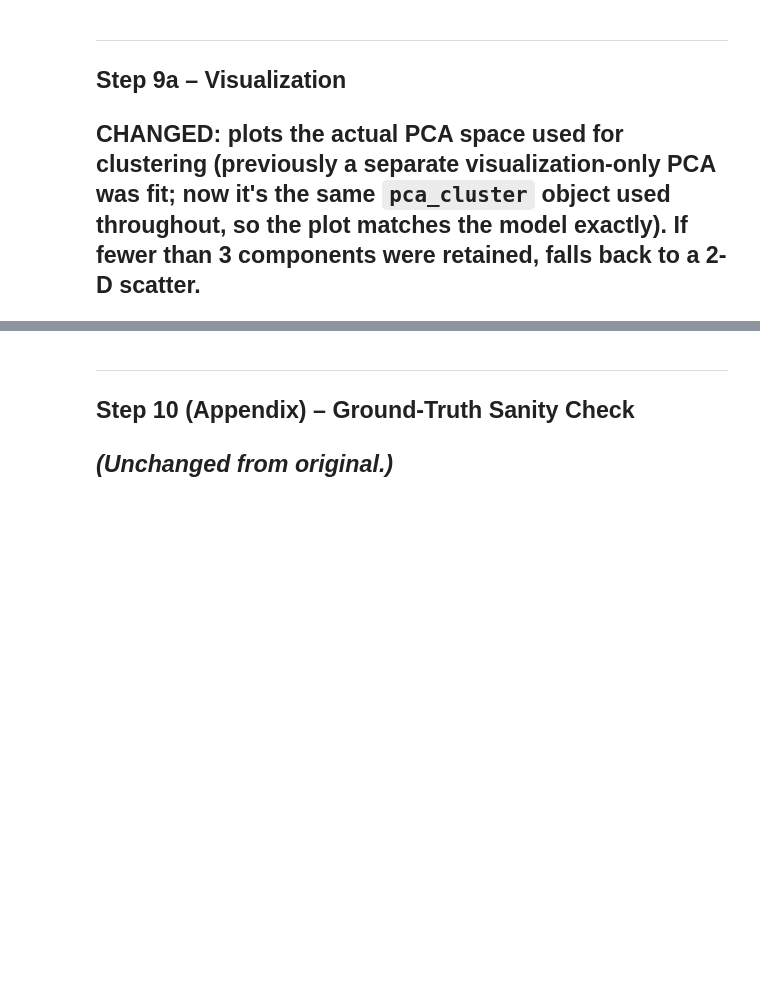
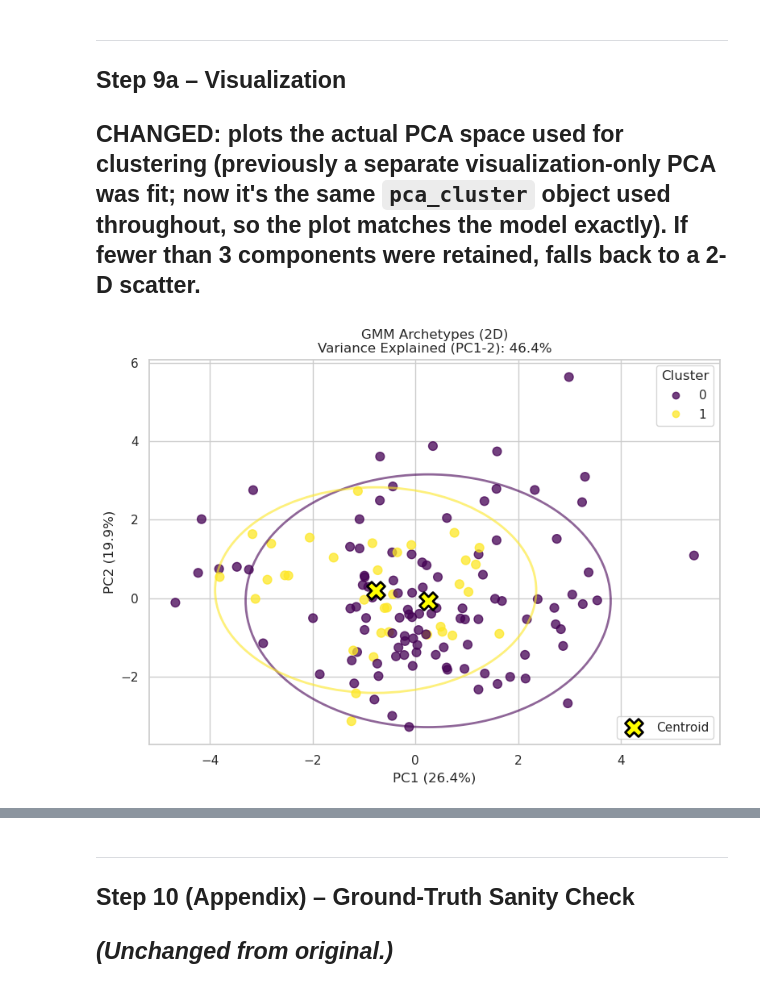
Before and after one commit to ndesai777777/prism_repo, a Jupyter notebook: PRISM_Clinical_Confidence_Layer_Revised.ipynb, the cells around one changed output, grey strips where cells are left out. Cells and saved outputs as stored; diff of their text form; code cells hidden in the pictures; blank space fills up the shorter version.

```diff
--- a/PRISM_Clinical_Confidence_Layer_Revised.ipynb
+++ b/PRISM_Clinical_Confidence_Layer_Revised.ipynb
@@ -712,6 +995,101 @@ scored_confidence.to_csv(OUTPUT_DIR / 'scored_confidence_test_patients.csv', ind
 
 **CHANGED:** plots the actual PCA space used for clustering (previously a separate visualization-only PCA was fit; now it's the same `pca_cluster` object used throughout, so the plot matches the model exactly). If fewer than 3 components were retained, falls back to a 2-D scatter.
 ---
+# %%
+# =============================================================================
+# 2D PCA VISUALIZATION
+# =============================================================================
+
+from matplotlib.patches import Ellipse
+
+fig, ax = plt.subplots(figsize=(8, 6))
+
+# Training points
+sc = ax.scatter(
+    train_coords[:, 0],
+    train_coords[:, 1],
+    c=gmm_labels,
+    cmap="viridis",
+    s=60,
+    alpha=0.75,
+)
+
+# Draw Gaussian ellipses
+cmap = plt.get_cmap("viridis")
+
+for i in range(optimal_k):
+
+    if GMM_COVARIANCE_TYPE == "diag":
+        cov = np.diag(gmm.covariances_[i][:2])
+    else:
+        cov = gmm.covariances_[i][:2, :2]
+
+    vals, vecs = np.linalg.eigh(cov)
+
+    order = vals.argsort()[::-1]
+    vals = vals[order]
+    vecs = vecs[:, order]
+
+    angle = np.degrees(np.arctan2(vecs[1, 0], vecs[0, 0]))
+
+    width, height = 4 * np.sqrt(vals)
+
+    ellipse = Ellipse(
+        xy=gmm.means_[i][:2],
+        width=width,
+        height=height,
+        angle=angle,
+        edgecolor=cmap(i / (optimal_k - 1)),
+        facecolor="none",
+        linewidth=2,
+        alpha=0.6,
+    )
+
+    ax.add_patch(ellipse)
+
+# Plot GMM centroids
+ax.scatter(
+    gmm.means_[:, 0],
+    gmm.means_[:, 1],
+    c="yellow",
+    marker="X",
+    s=250,
+    edgecolors="black",
+    linewidth=2,
+    zorder=10,
+    label="Centroid",
+)
+
+ax.set_xlabel(f"PC1 ({pca_cluster.explained_variance_ratio_[0]:.1%})")
+ax.set_ylabel(f"PC2 ({pca_cluster.explained_variance_ratio_[1]:.1%})")
+
+ax.set_title(
+    f"GMM Archetypes (2D)\n"
+    f"Variance Explained (PC1-2): "
+    f"{pca_cluster.explained_variance_ratio_[:2].sum():.1%}"
+)
+
+# Cluster legend
+cluster_legend = ax.legend(
+    *sc.legend_elements(),
+    title="Cluster",
+    loc="upper right"
+)
+ax.add_artist(cluster_legend)
+
+# Centroid legend
+ax.legend(loc="lower right")
+
+plt.tight_layout()
+
+fig.savefig(
+    OUTPUT_DIR / "gmm_archetypes_pca_2d.png",
+    dpi=150,
+)
+
+plt.show()
+# %% [output]
+[figure, added]
 # %%
 train_coords = X_train_pca
 
```
Also changed, not shown: parts of 16 cells of this notebook, 11 other files.
